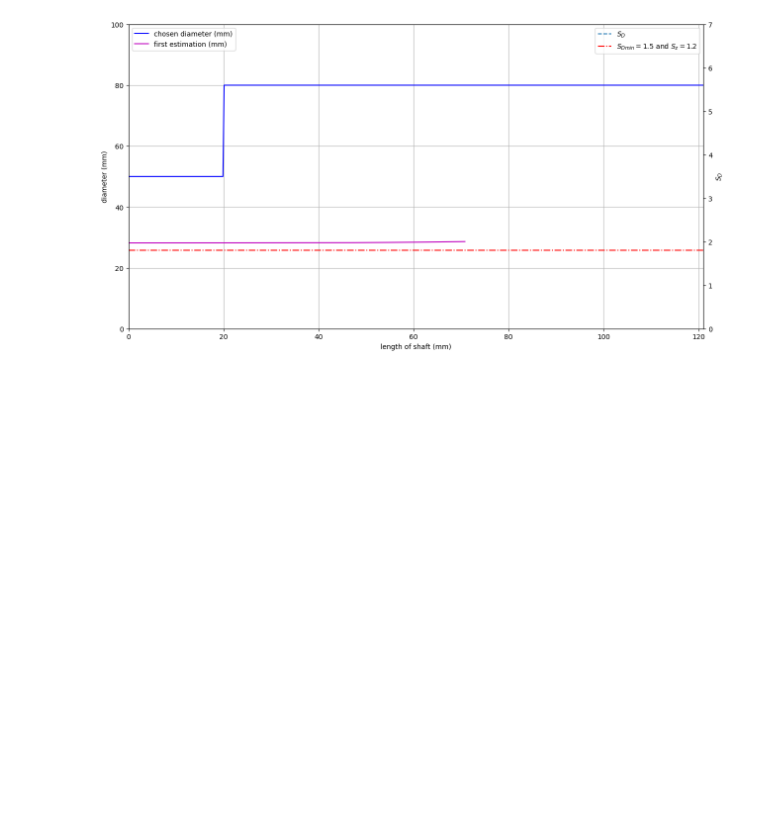
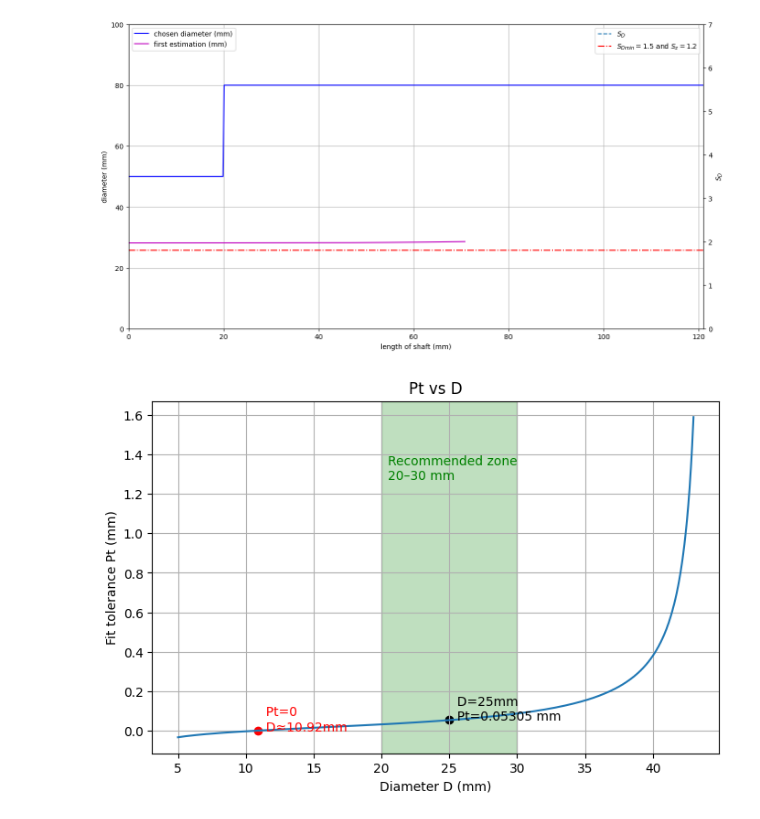
Before and after one commit to Angela-NG/machine-design, a Jupyter notebook: ShaftCalculation_General.ipynb, the cells around one changed output. Drawn from its saved outputs; the diff is of its cells as text; code cells hidden in the pictures; blank space fills up the shorter version.

```diff
--- a/ShaftCalculation_General.ipynb
+++ b/ShaftCalculation_General.ipynb
@@ -348,3 +348,72 @@ ax4.set_xlim([0,z_val2[-1]])
 t=0
 # %% [output]
 [figure]
+# %%
+import numpy as np
+import matplotlib.pyplot as plt
+
+# Constants
+T_eq = 75755  # Nmm
+S_s = 1.75
+mu = 0.19
+L = 20  # mm
+E_u = 210000  # N/mm^2
+p_max = 186.41  # MPa
+D_uv = 44  # mm
+
+def p_min(D):
+    return 2 * T_eq * S_s / (np.pi * L * mu * D**2)
+
+def K_factor(D):
+    QI = 0
+    vI = 0.3
+    vU = 0.3
+    QU = D / D_uv
+    return 1 + (1 + QU**2) / (1 - QU**2)
+
+def Pt(D):
+    pmin = p_min(D)
+    K = K_factor(D)
+    return (p_max - pmin) * D / E_u * K
+
+# Range
+D_vals = np.linspace(5, 43, 400)
+Pt_vals = Pt(D_vals)
+
+# Compute key points
+D_target = 25
+Pt_25 = Pt(D_target)
+
+# Root where Pt=0
+sign_change_indices = np.where(np.diff(np.sign(Pt_vals)))[0]
+D_zero = None
+if len(sign_change_indices) > 0:
+    i = sign_change_indices[0]
+    x1, x2 = D_vals[i], D_vals[i+1]
+    y1, y2 = Pt_vals[i], Pt_vals[i+1]
+    D_zero = x1 - y1*(x2-x1)/(y2-y1)
+
+# Plot
+plt.figure(figsize=(8,5))
+plt.plot(D_vals, Pt_vals)
+
+# Highlight 20–30 mm region
+plt.axvspan(20, 30, alpha=0.25, color='green')
+plt.text(20.5, max(Pt_vals)*0.8, "Recommended zone\n20–30 mm", color='green')
+
+# Mark D=25
+plt.scatter([D_target], [Pt_25], color='black')
+plt.text(D_target, Pt_25, f"  D=25mm\n  Pt={Pt_25:.5f} mm")
+
+# Mark Pt=0 point
+if D_zero:
+    plt.scatter([D_zero], [0], color='red')
+    plt.text(D_zero, 0, f"  Pt=0\n  D≈{D_zero:.2f}mm", color='red')
+
+plt.xlabel("Diameter D (mm)")
+plt.ylabel("Fit tolerance Pt (mm)")
+plt.title("Pt vs D")
+plt.grid(True)
+plt.show()
+# %% [output]
+[figure, added]
```
